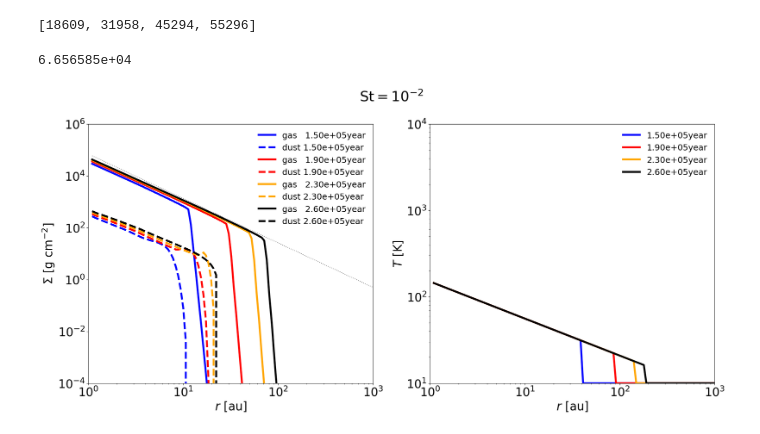
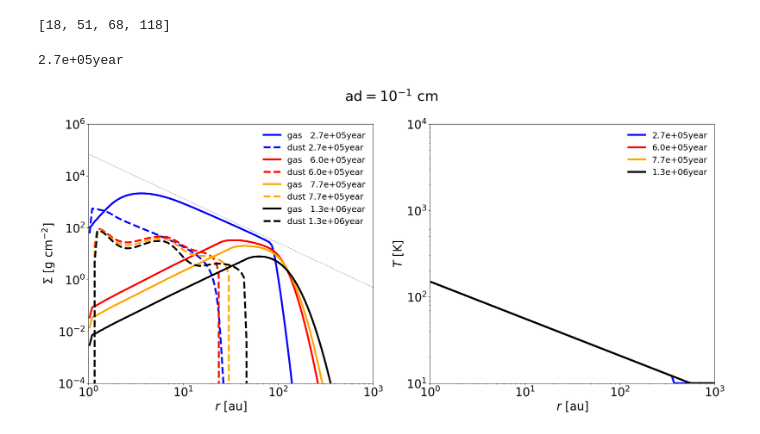
Before and after one commit to yoshihiro-kawasaki/disk_evolution_Takahashi_Muto_2018, a Jupyter notebook: disk_evolution_TM2018_2/plot/plot.ipynb, the cells around one changed output. Cells and saved outputs as stored; diff of their text form; code cells hidden in the pictures.

```diff
--- a/disk_evolution_TM2018_2/plot/plot.ipynb
+++ b/disk_evolution_TM2018_2/plot/plot.ipynb
@@ -1,21 +1,19 @@
 # %%
 import numpy as np
 import matplotlib.pyplot as plt
-import scipy.constants as sc
 import linecache
 
-## 物理定数
-
+## 物理定数 [cgs unit]
 pi           = np.pi                    # PI
-k_b          = sc.k*1e7                 # Boltzmann constant in erg/K
-m_p          = sc.proton_mass*1e3       # proton mass in g
-Grav         = sc.G*1e3                 # gravitational constant in cm^3 g^-1 s^-2
-AU           = sc.au*1e2                # astronomical unit in cm
-yr         = sc.Julian_year             # year in s
-mu           = 2.34e0                    # mean molecular mass in proton masses
-M_sun        = 1.9891e+33               # mass of the sun in g
-R_sun        = 69550800000.0            # radius of the sun in cm
-L_sun        = 3.828000000000000255e+33
-sigmaSB      = 5.670500000000000003e-05
+k_b          = 1.38064852e-16           # Boltzmann constant in erg/K
+m_p          = 1.672621924e-24          # proton mass in g
+Grav         = 6.67408e-08              # gravitational constant in cm^3 g^-1 s^-2
+AU           = 1.495979e+13             # astronomical unit in cm
+yr           = 3.1556925e7              # year in s
+mu           = 2.34e0                   # mean molecular mass in proton masses
+M_sun        = 1.9884e33                # mass of the sun in g
+R_sun        = 6.955080e10              # radius of the sun in cm
+L_sun        = 3.828e33                 # luminosity of the sun
+sigmaSB      = 5.6705e-5                # stefan-boltzmann constant
 # %%
 ## data ID
@@ -72,8 +70,7 @@ def read_grid(filename):
     linecache.clearcache()
     return rcen, rbnd, rvol
 # %%
-dir_name = "../output/St1em2/"
-dir_name = "/media/kawasaki/ab3d792b-e7b6-4657-bcb1-02d03f3dfef6/disk_evolution_TM2018_2/a3cm/"
+dir_name = "../output/ad3cm_2/"
 inputfile = dir_name + "input"
 
 input_params = read_input(inputfile)
@@ -81,7 +78,7 @@ nr = int(input_params['nr'])
 
 logfile = dir_name + "log"
 
-plot_time = [1.5e5, 1.9e5, 2.3e5, 2.6e5]
+plot_time = [2.7e5, 6.0e5, 7.7e5, 1.27e6]
 # plot_time = [2.7e5, 6.0e5, 7.7e5, 1.27e6]
 plot_count = []
 
@@ -99,14 +96,7 @@ for i in range(ndata):
 
 print(plot_count)
 # %% [output]
-[18609, 31958, 45294, 55296]
+[18, 51, 68, 118]
-# %%
-nc = float(input_params['n_center'])
-rhoc = mu*m_p * nc
-tff = np.sqrt(3.0*np.pi/(32.0*Grav*rhoc))
-print("{:e}".format(tff/yr))
-# %% [output]
-6.656585e+04
 # %%
 gridfile = dir_name + "grid"
 rcen, rbnd , rvol = read_grid(gridfile)
@@ -121,23 +107,26 @@ file3 = dir_name + "disk" + str(plot_count[2])
 file4 = dir_name + "disk" + str(plot_count[3])
 
 time1, data1 = read_data(file1, nr)
-time1 = "{:.2e}".format(time1/yr) + "year"
+time1 = "{:.1e}".format(time1/yr) + "year"
+print(time1)
 
 time2, data2 = read_data(file2, nr)
-time2 = "{:.2e}".format(time2/yr) + "year"
+time2 = "{:.1e}".format(time2/yr) + "year"
 
 time3, data3 = read_data(file3, nr)
-time3 = "{:.2e}".format(time3/yr) + "year"
+time3 = "{:.1e}".format(time3/yr) + "year"
 
 time4, data4 = read_data(file4, nr)
-time4 = "{:.2e}".format(time4/yr) + "year"
+time4 = "{:.1e}".format(time4/yr) + "year"
+# %% [output]
+2.7e+05year
 # %%
 x = data1[ID_RADIUS] / AU
 
 fontsize = 25
 
 fig = plt.figure(figsize=(24, 10))
-fig.suptitle(r"$\mathrm{St} = 10^{-2}$", fontsize=30)
+fig.suptitle(r"$\mathrm{ad} = 10^{-1} \ \mathrm{cm}$", fontsize=30)
 
 ax1 = fig.add_subplot(1, 2, 1)
 SQ = 6.9e4 * x**(-12/7)
@@ -153,31 +142,31 @@ ax1.plot(x, data2[ID_SIGMAD], linestyle="dashed", label="dust "+time2, color="re
 ax1.plot(x, data3[ID_SIGMAG], label="gas   "+time3, color="orange", lw=lw)
 ax1.plot(x, data3[ID_SIGMAD], linestyle="dashed", label="dust "+time3, color="orange", lw=lw)
 
 ax1.plot(x, data4[ID_SIGMAG], label="gas   "+time4, color="black", lw=lw)
 ax1.plot(x, data4[ID_SIGMAD], linestyle="dashed", label="dust "+time4, color="black", lw=lw)
 
 ax1.plot(x, SQ, linestyle="dotted", color="gray")
 ax1.set_xscale("log")
 ax1.set_yscale("log")
 ax1.set_ylim(1.0e-4, 1.0e6)
 ax1.set_xlim(1.0e0, 1.0e3)
 ax1.tick_params(labelsize=fontsize)
 ax1.legend(fontsize=18, frameon=False, ncol=1, loc="upper right")
 
 ax2 = fig.add_subplot(1, 2, 2)
 ax2.set_xlabel(r"$r \ [\mathrm{au}]$", fontsize= fontsize)
 ax2.set_ylabel(r"$T \ [\mathrm{K}]$", fontsize=fontsize)
 ax2.plot(x, data1[ID_TEMP], label=time1, color="blue", lw=lw)
 ax2.plot(x, data2[ID_TEMP], label=time2, color="red", lw=lw)
 ax2.plot(x, data3[ID_TEMP], label=time3, color="orange", lw=lw)
 ax2.plot(x, data4[ID_TEMP], label=time4, color="black", lw=lw)
 ax2.set_xscale("log")
 ax2.set_yscale("log")
 ax2.set_ylim(1.0e1, 1.0e4)
 ax2.set_xlim(1.0e0, 1.0e3)
 ax2.tick_params(labelsize=fontsize)
 ax2.legend(fontsize=18, frameon=False, ncol=1, loc="upper right")
 
 plt.show()
 # %% [output]
-[figure, old version]
+[figure, new version]
```
Also changed, not shown: parts of 13 cells of this notebook, 35 other files.
